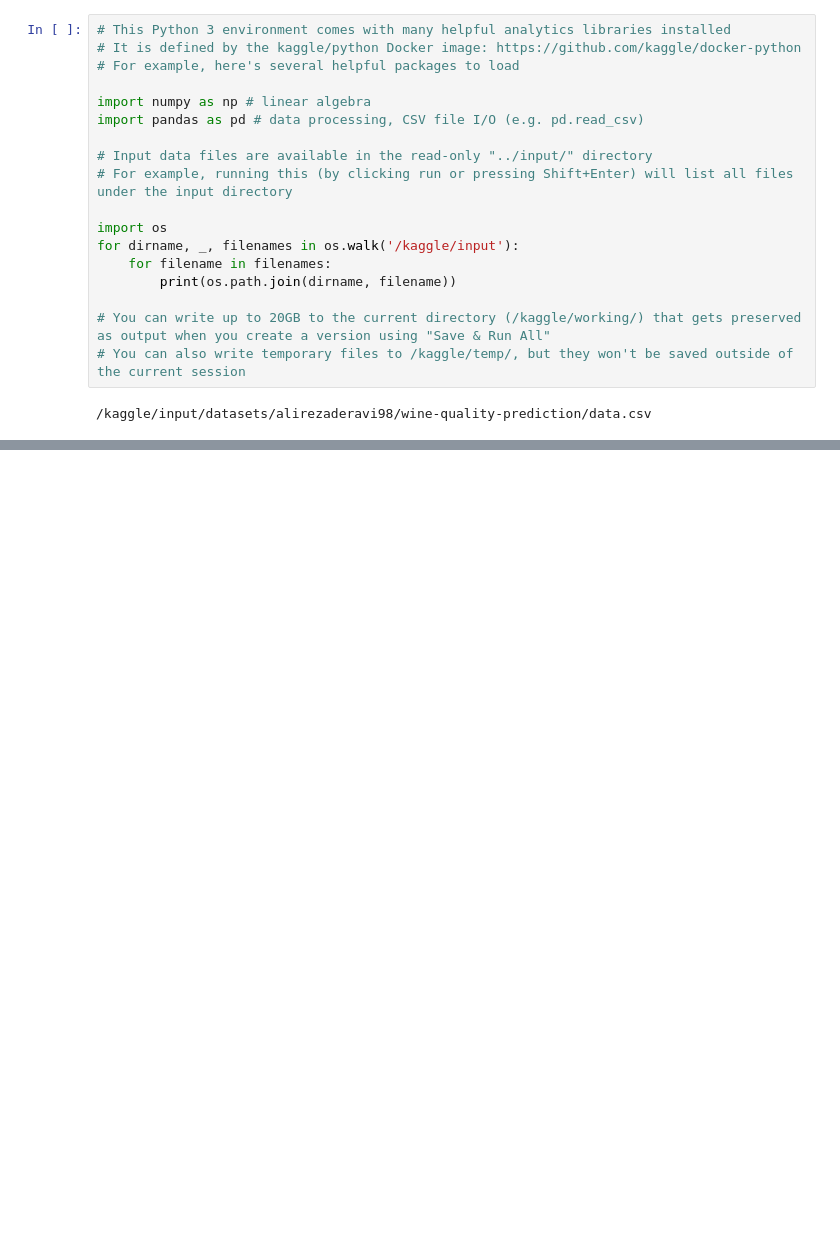
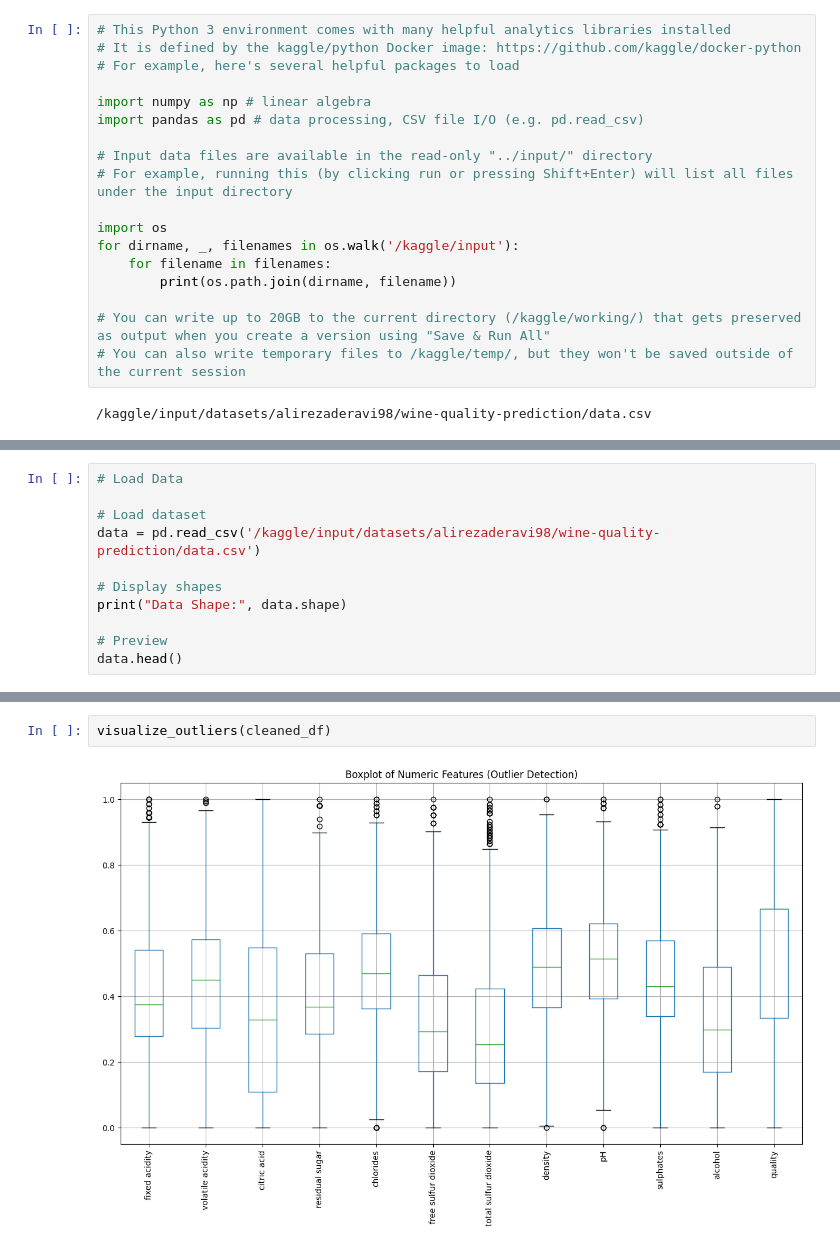
Before and after one commit to alirezaderavi/Wine-Quality-Prediction, a Jupyter notebook: notebooka85004353b.ipynb, the cells around one changed output, grey strips where cells are left out. Drawn from its saved outputs; the diff is of its cells as text; blank space fills up the shorter version.

Commit message:
Kaggle Notebook | Wine Quality Prediction Project | Version 2

```diff
--- a/notebooka85004353b.ipynb
+++ b/notebooka85004353b.ipynb
@@ -20,0 +58,11 @@ for dirname, _, filenames in os.walk('/kaggle/input'):
+# %%
+# Load Data
+
+# Load dataset
+data = pd.read_csv('/kaggle/input/datasets/alirezaderavi98/wine-quality-prediction/data.csv')
+
+# Display shapes
+print("Data Shape:", data.shape)
+
+# Preview
+data.head()
@@ -20,0 +291,4 @@ for dirname, _, filenames in os.walk('/kaggle/input'):
+# %%
+visualize_outliers(cleaned_df)
+# %% [output]
+[figure, added]
```
Also changed, not shown: parts of 14 cells of this notebook.
